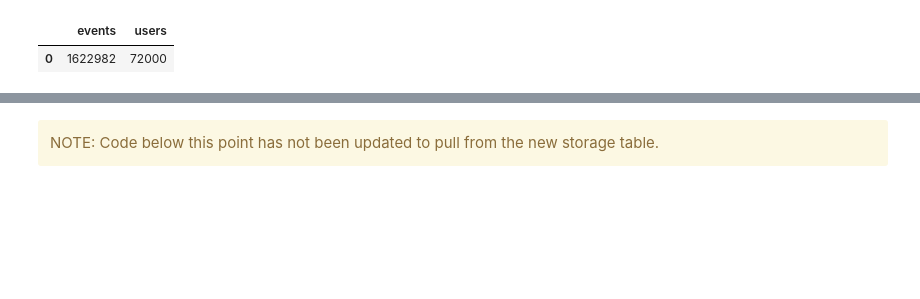
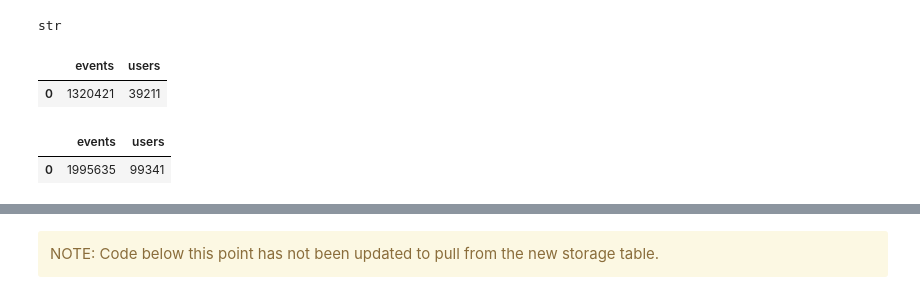
Before and after one commit to wikimedia-research/2021-KaiOS-app-homepage-content-suggestions, a Jupyter notebook: data_collection_and_exploration.ipynb, the cells around one changed output, grey strips where cells are left out. Cells and saved outputs as stored; diff of their text form; code cells hidden in the pictures; blank space fills up the shorter version.

```diff
--- a/data_collection_and_exploration.ipynb
+++ b/data_collection_and_exploration.ipynb
@@ -40,6 +37,7 @@ END_DATE = "2021-07-27"
 # %%
 wmf.spark.run("""
-CREATE TABLE neilpquinn.kaios_experiment_event (
+CREATE TABLE nshahquinn.kaios_experiment_event (
+    dt STRING,
     client_dt STRING,
     server_dt STRING,
     pageview_id STRING,
@@ -52,17 +50,19 @@ CREATE TABLE neilpquinn.kaios_experiment_event (
     opened_section_count BIGINT,
     is_main_page BOOLEAN,
     page_namespace BIGINT,
+    wiki STRING,
     experiment_group STRING,
     country STRING,
     country_subdivision STRING,
     app_version STRING
-)
+) STORED AS PARQUET
 """)
 # %%
 wmf.spark.run(f"""
-INSERT INTO TABLE neilpquinn.kaios_experiment_event
+INSERT INTO TABLE nshahquinn.kaios_experiment_event
 SELECT
-    client_dt AS client_dt,
+    dt,
+    client_dt,
     meta.dt AS server_dt,
     event.pageview_token AS pageview_id,
     event.session_id AS session_id,
@@ -74,13 +74,14 @@ SELECT
     event.opened_section_count AS opened_section_count,
     event.is_main_page AS is_main_page,
     event.page_namespace AS page_namespace,
+    wiki,
     event.tests[0].`group` AS experiment_group,
     geocoded_data["country_code"] AS country,
     geocoded_data["subdivision"] AS country_subdivision,
     event.app_version AS app_version
 FROM event.inukapageview
 WHERE
-    {HIVE_PARTITION_DATE} BETWEEN '{START_DATE}' AND '{END_DATE}'
+    {SPARK_PARTITION_DATE} BETWEEN '{START_DATE}' AND '{END_DATE}'
     AND SIZE(event.tests) > 0
     AND event.is_production
 """)
@@ -86,0 +90,13 @@ WHERE
+# %%
+(
+    wmf.presto.run("""
+        SELECT
+            DATE(FROM_ISO8601_TIMESTAMP(dt)) AS time,
+            COUNT(*) AS events
+        FROM nshahquinn.kaios_experiment_event
+        GROUP BY
+            DATE(FROM_ISO8601_TIMESTAMP(dt))
+        ORDER BY time
+    """).set_index("time")
+    .plot(ylim=(0, 25000))
+);
@@ -87,11 +105,26 @@ WHERE
+# %%
+type(_8.iloc[4, 0])
+# %% [output]
+str
+# %%
+wmf.presto.run("""
+SELECT
+    COUNT(*) AS events,
+    COUNT(DISTINCT user_id) AS users
+FROM neilpquinn.kaios_experiment_event
+WHERE country NOT IN ('NG', 'PK', 'TZ', 'UG')
+""")
+# %% [output]
+|  | events | users |
+| 0 | 1320421 | 39211 |
 # %%
 wmf.presto.run("""
 SELECT
     COUNT(*) AS events,
     COUNT(DISTINCT user_id) AS users
 FROM neilpquinn.kaios_experiment_event
-WHERE country in ('NG', 'PK', 'TZ', 'UG')
+WHERE country IN ('NG', 'PK', 'TZ', 'UG')
 """)
 # %% [output]
 |  | events | users |
-| 0 | 1622982 | 72000 |
+| 0 | 1995635 | 99341 |
```
Also changed, not shown: parts of 25 cells of this notebook.
